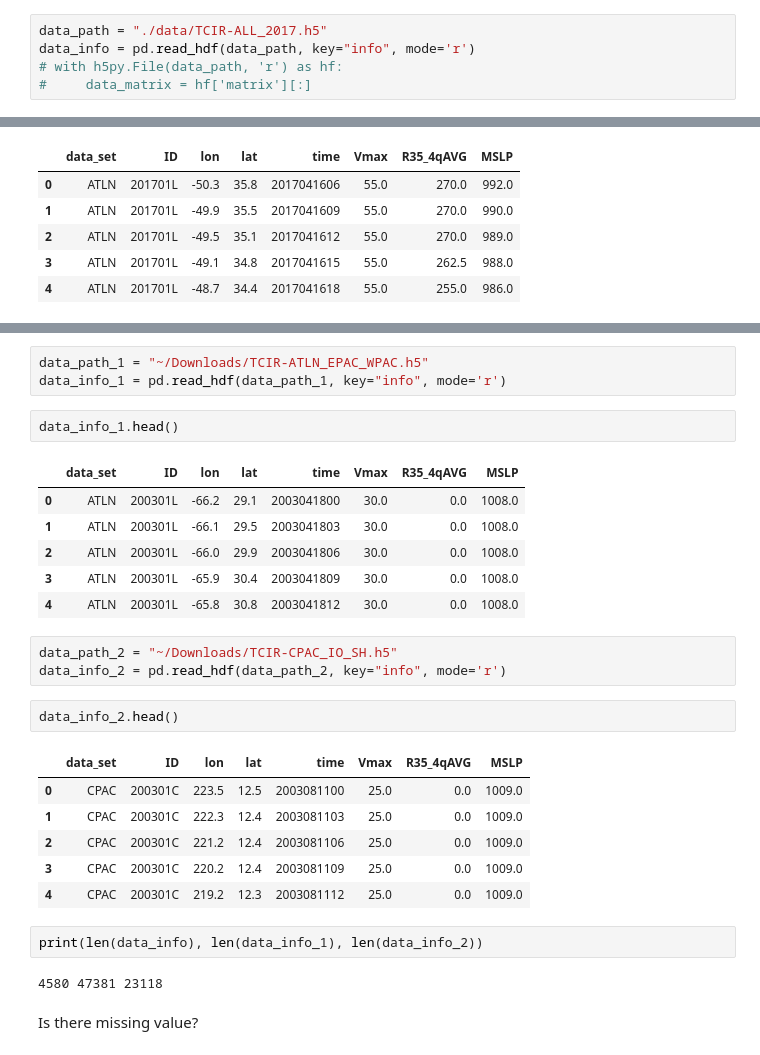
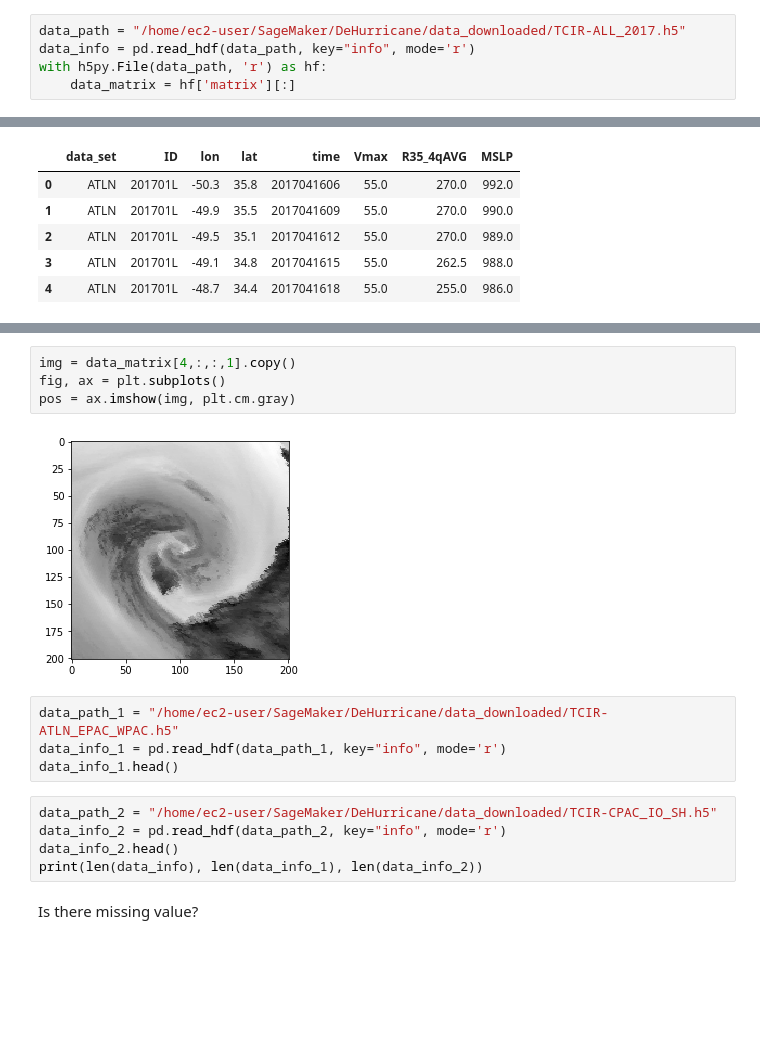
Before and after one commit to Ikaroshu/DeHurricane, a Jupyter notebook: data_explore.ipynb, the cells around one changed output, grey strips where cells are left out. Drawn from its saved outputs; the diff is of its cells as text; blank space fills up the shorter version.

```diff
--- a/data_explore.ipynb
+++ b/data_explore.ipynb
@@ -11,10 +12,10 @@ print(tf.__version__)
 # %% [markdown]
 ## data loading
 # %%
-data_path = "./data/TCIR-ALL_2017.h5"
+data_path = "/home/ec2-user/SageMaker/DeHurricane/data_downloaded/TCIR-ALL_2017.h5"
 data_info = pd.read_hdf(data_path, key="info", mode='r')
-# with h5py.File(data_path, 'r') as hf:
-#     data_matrix = hf['matrix'][:]
+with h5py.File(data_path, 'r') as hf:
+    data_matrix = hf['matrix'][:]
 # %%
 data_info.head()
 # %% [output]
@@ -27,31 +56,18 @@ data_info.head()
+# %%
+img = data_matrix[4,:,:,1].copy()
+fig, ax = plt.subplots()
+pos = ax.imshow(img, plt.cm.gray)
+# %% [output]
+[figure, added]
 # %%
-data_path_1 = "~/Downloads/TCIR-ATLN_EPAC_WPAC.h5"
+data_path_1 = "/home/ec2-user/SageMaker/DeHurricane/data_downloaded/TCIR-ATLN_EPAC_WPAC.h5"
 data_info_1 = pd.read_hdf(data_path_1, key="info", mode='r')
+data_info_1.head()
-# %%
-data_info_1.head()
-# %% [output]
-|  | data_set | ID | lon | lat | time | Vmax | R35_4qAVG | MSLP |
-| 0 | ATLN | 200301L | -66.2 | 29.1 | 2003041800 | 30.0 | 0.0 | 1008.0 |
-| 1 | ATLN | 200301L | -66.1 | 29.5 | 2003041803 | 30.0 | 0.0 | 1008.0 |
-| 2 | ATLN | 200301L | -66.0 | 29.9 | 2003041806 | 30.0 | 0.0 | 1008.0 |
-| 3 | ATLN | 200301L | -65.9 | 30.4 | 2003041809 | 30.0 | 0.0 | 1008.0 |
-| 4 | ATLN | 200301L | -65.8 | 30.8 | 2003041812 | 30.0 | 0.0 | 1008.0 |
 # %%
-data_path_2 = "~/Downloads/TCIR-CPAC_IO_SH.h5"
+data_path_2 = "/home/ec2-user/SageMaker/DeHurricane/data_downloaded/TCIR-CPAC_IO_SH.h5"
 data_info_2 = pd.read_hdf(data_path_2, key="info", mode='r')
+data_info_2.head()
+print(len(data_info), len(data_info_1), len(data_info_2))
-# %%
-data_info_2.head()
-# %% [output]
-|  | data_set | ID | lon | lat | time | Vmax | R35_4qAVG | MSLP |
-| 0 | CPAC | 200301C | 223.5 | 12.5 | 2003081100 | 25.0 | 0.0 | 1009.0 |
-| 1 | CPAC | 200301C | 222.3 | 12.4 | 2003081103 | 25.0 | 0.0 | 1009.0 |
-| 2 | CPAC | 200301C | 221.2 | 12.4 | 2003081106 | 25.0 | 0.0 | 1009.0 |
-| 3 | CPAC | 200301C | 220.2 | 12.4 | 2003081109 | 25.0 | 0.0 | 1009.0 |
-| 4 | CPAC | 200301C | 219.2 | 12.3 | 2003081112 | 25.0 | 0.0 | 1009.0 |
-# %%
-print(len(data_info), len(data_info_1), len(data_info_2))
-# %% [output]
-4580 47381 23118
 # %% [markdown]
 Is there missing value?
 # %%
```
Also changed, not shown: parts of 42 cells of this notebook, 1 other file.
